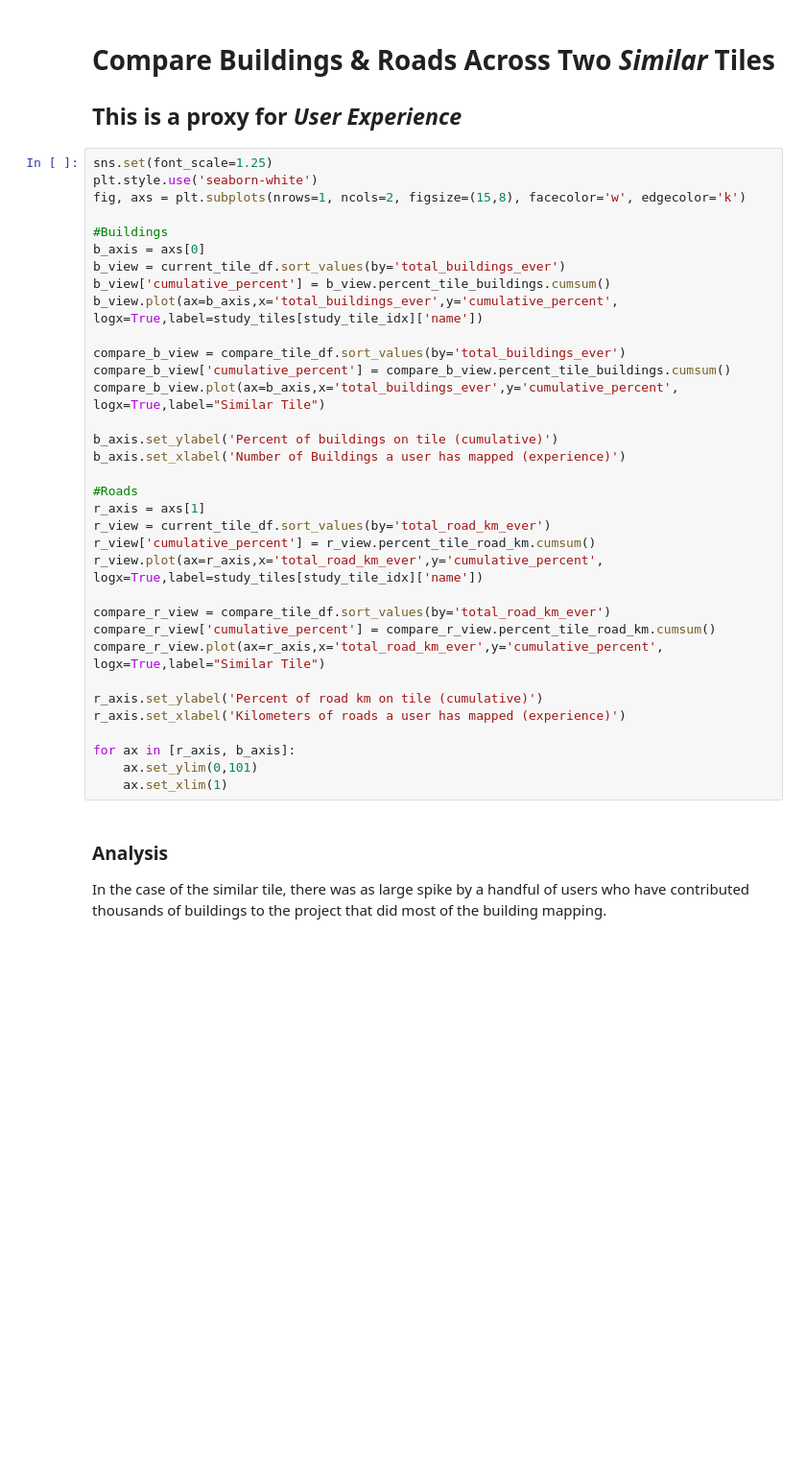
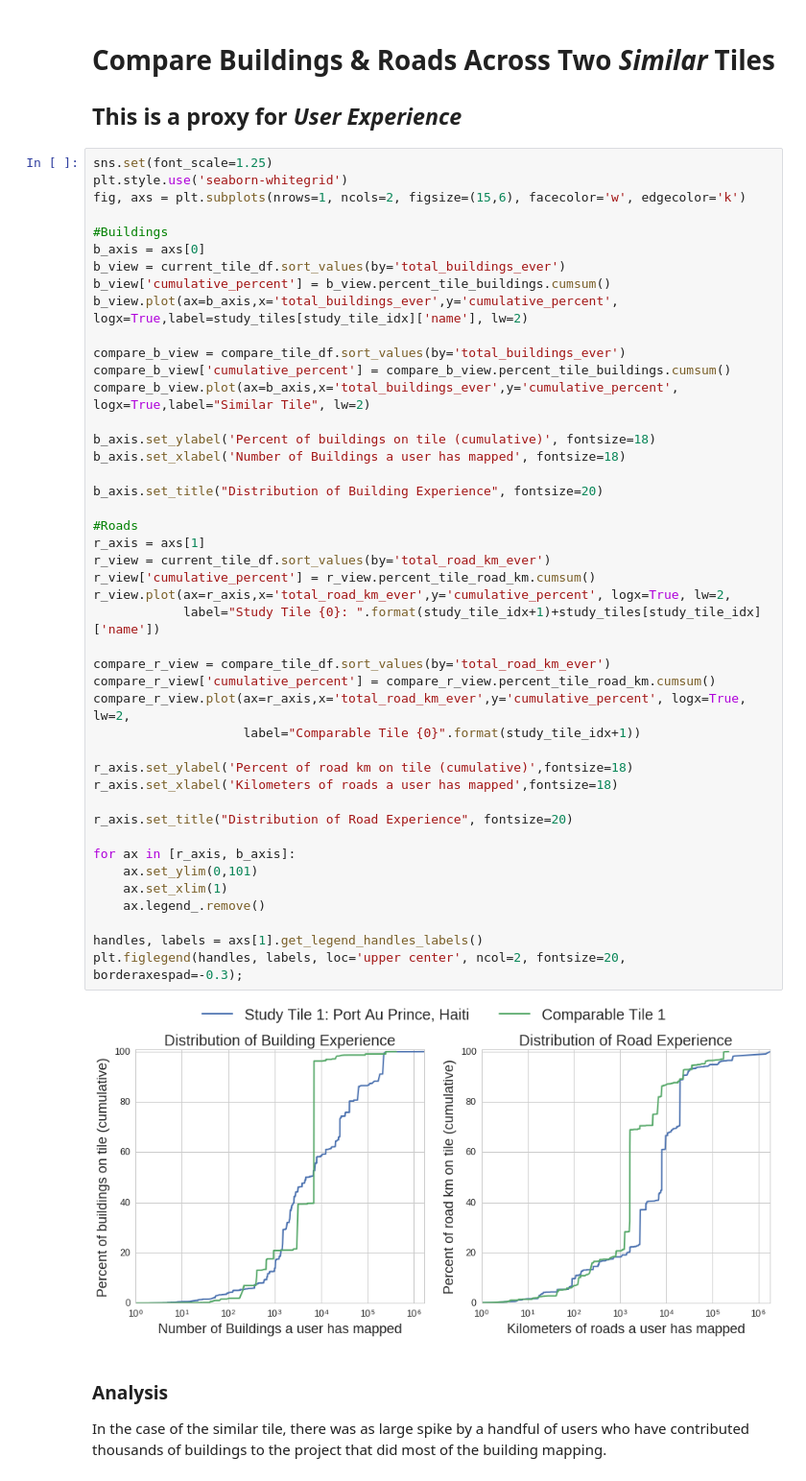
Before and after one commit to jenningsanderson/contributor-centric-qa, a Jupyter notebook: Study Tile 1 - Port Au Prince, Haiti.ipynb, the cells around one changed output. Shown at 96% size. Cells and saved outputs as stored; diff of their text form; blank space fills up the shorter version.

```diff
--- a/Study Tile 1 - Port Au Prince, Haiti.ipynb
+++ b/Study Tile 1 - Port Au Prince, Haiti.ipynb
@@ -269,38 +329,50 @@ Port Au Prince's similar tile, in this case, Singapore, shows a steady, growing
 ## This is a proxy for _User Experience_
 # %%
 sns.set(font_scale=1.25)
-plt.style.use('seaborn-white')
-fig, axs = plt.subplots(nrows=1, ncols=2, figsize=(15,8), facecolor='w', edgecolor='k')
+plt.style.use('seaborn-whitegrid')
+fig, axs = plt.subplots(nrows=1, ncols=2, figsize=(15,6), facecolor='w', edgecolor='k')
 
 #Buildings
 b_axis = axs[0]
 b_view = current_tile_df.sort_values(by='total_buildings_ever')
 b_view['cumulative_percent'] = b_view.percent_tile_buildings.cumsum()
-b_view.plot(ax=b_axis,x='total_buildings_ever',y='cumulative_percent', logx=True,label=study_tiles[study_tile_idx]['name'])
+b_view.plot(ax=b_axis,x='total_buildings_ever',y='cumulative_percent', logx=True,label=study_tiles[study_tile_idx]['name'], lw=2)
 
 compare_b_view = compare_tile_df.sort_values(by='total_buildings_ever')
 compare_b_view['cumulative_percent'] = compare_b_view.percent_tile_buildings.cumsum()
-compare_b_view.plot(ax=b_axis,x='total_buildings_ever',y='cumulative_percent', logx=True,label="Similar Tile")
+compare_b_view.plot(ax=b_axis,x='total_buildings_ever',y='cumulative_percent', logx=True,label="Similar Tile", lw=2)
 
-b_axis.set_ylabel('Percent of buildings on tile (cumulative)')
-b_axis.set_xlabel('Number of Buildings a user has mapped (experience)')
+b_axis.set_ylabel('Percent of buildings on tile (cumulative)', fontsize=18)
+b_axis.set_xlabel('Number of Buildings a user has mapped', fontsize=18)
+
+b_axis.set_title("Distribution of Building Experience", fontsize=20)
 
 #Roads
 r_axis = axs[1]
 r_view = current_tile_df.sort_values(by='total_road_km_ever')
 r_view['cumulative_percent'] = r_view.percent_tile_road_km.cumsum()
-r_view.plot(ax=r_axis,x='total_road_km_ever',y='cumulative_percent', logx=True,label=study_tiles[study_tile_idx]['name'])
+r_view.plot(ax=r_axis,x='total_road_km_ever',y='cumulative_percent', logx=True, lw=2,
+            label="Study Tile {0}: ".format(study_tile_idx+1)+study_tiles[study_tile_idx]['name'])
 
 compare_r_view = compare_tile_df.sort_values(by='total_road_km_ever')
 compare_r_view['cumulative_percent'] = compare_r_view.percent_tile_road_km.cumsum()
-compare_r_view.plot(ax=r_axis,x='total_road_km_ever',y='cumulative_percent', logx=True,label="Similar Tile")
+compare_r_view.plot(ax=r_axis,x='total_road_km_ever',y='cumulative_percent', logx=True, lw=2,
+                    label="Comparable Tile {0}".format(study_tile_idx+1))
 
-r_axis.set_ylabel('Percent of road km on tile (cumulative)')
-r_axis.set_xlabel('Kilometers of roads a user has mapped (experience)')
+r_axis.set_ylabel('Percent of road km on tile (cumulative)',fontsize=18)
+r_axis.set_xlabel('Kilometers of roads a user has mapped',fontsize=18)
+
+r_axis.set_title("Distribution of Road Experience", fontsize=20)
 
 for ax in [r_axis, b_axis]:
     ax.set_ylim(0,101)
     ax.set_xlim(1)
+    ax.legend_.remove()
+
+handles, labels = axs[1].get_legend_handles_labels()
+plt.figlegend(handles, labels, loc='upper center', ncol=2, fontsize=20, borderaxespad=-0.3);
+# %% [output]
+[figure, added]
 # %% [markdown]
 ### Analysis
 In the case of the similar tile, there was as large spike by a handful of users who have contributed thousands of buildings to the project that did most of the building mapping.
```
Also changed, not shown: parts of 28 cells of this notebook, 19 other files.
